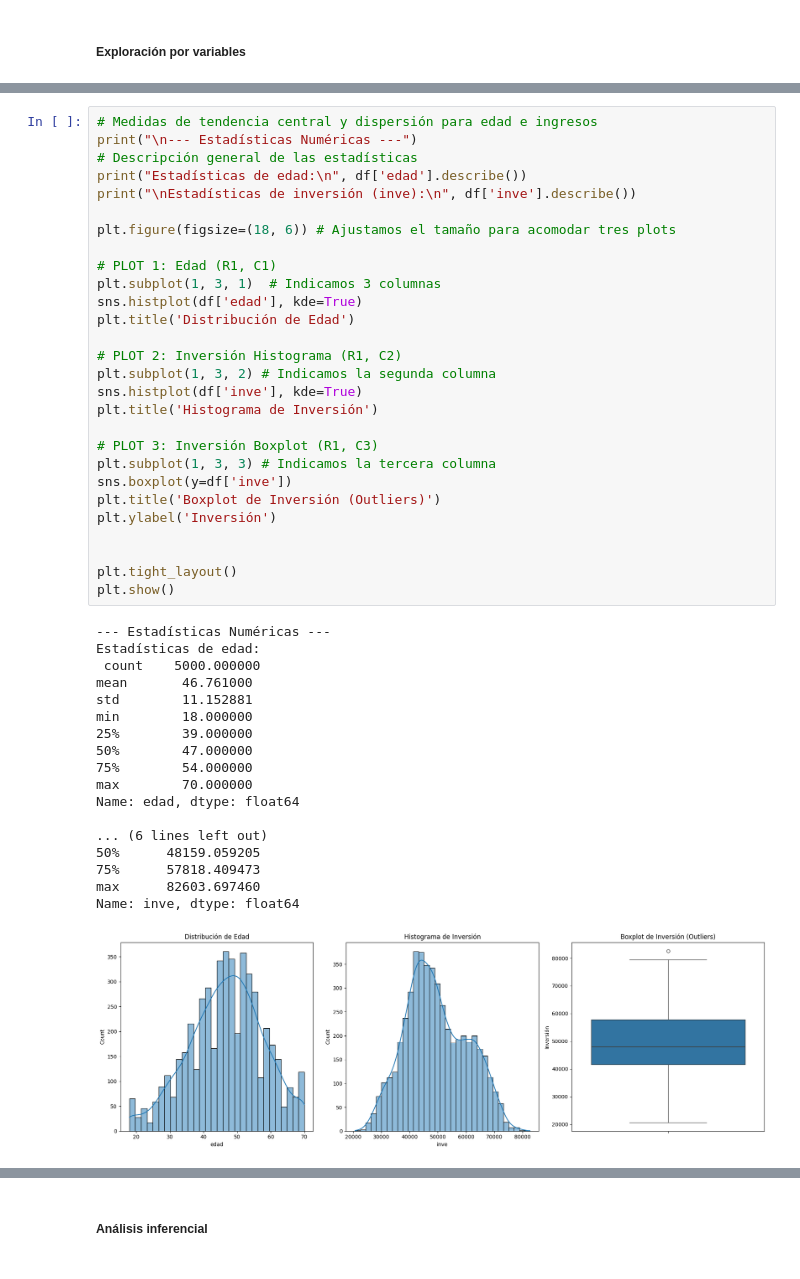
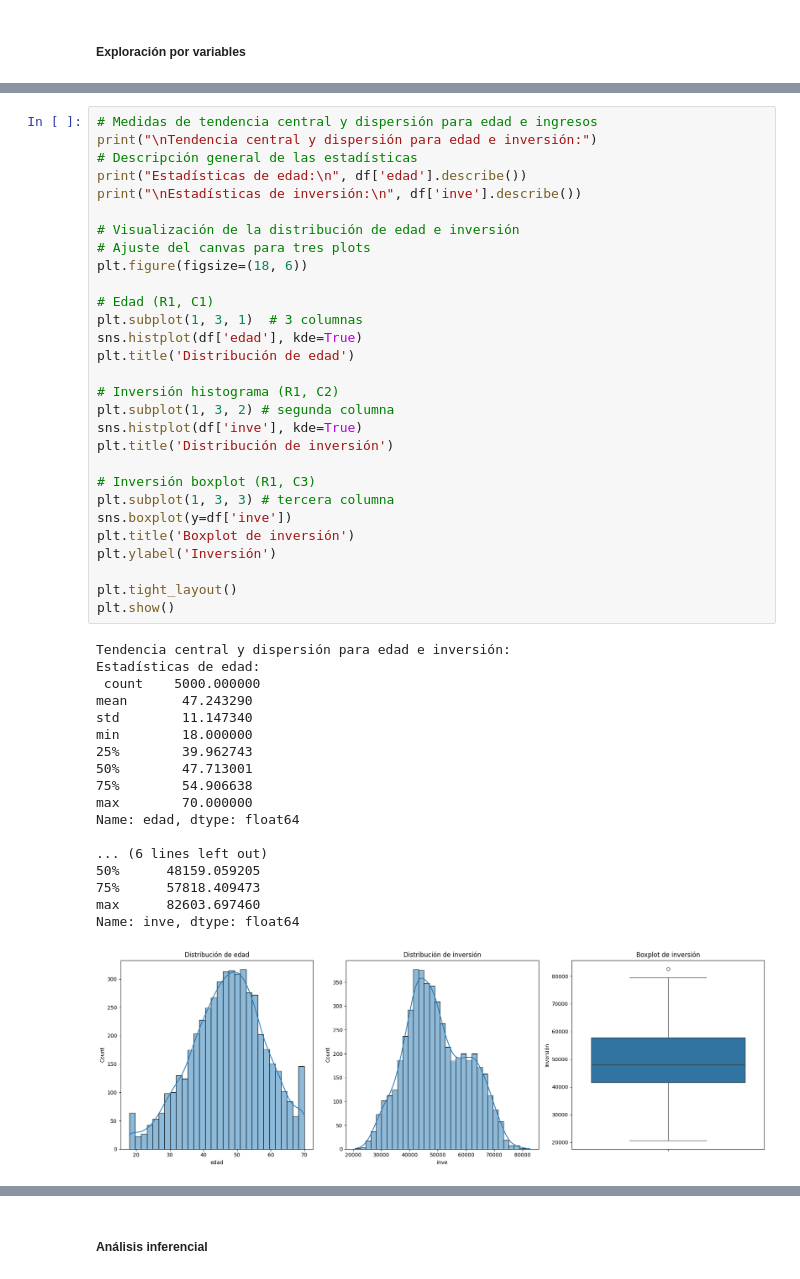
Before and after one commit to hermanndavidcode/-aa2037e872e6de616562b599ed210a60-prueba-tecnica-BEWAY, a Jupyter notebook: Notebook_prueba.ipynb, the cells around one changed output, grey strips where cells are left out. Saved outputs shown, nothing was run; the diff lists cells and outputs as text.

```diff
--- a/Notebook_prueba.ipynb
+++ b/Notebook_prueba.ipynb
@@ -124,49 +95,50 @@ Número de valores únicos (IDs): 5000
 # %%
 # Medidas de tendencia central y dispersión para edad e ingresos
-print("\n--- Estadísticas Numéricas ---")
+print("\nTendencia central y dispersión para edad e inversión:")
 # Descripción general de las estadísticas
 print("Estadísticas de edad:\n", df['edad'].describe())
-print("\nEstadísticas de inversión (inve):\n", df['inve'].describe())
+print("\nEstadísticas de inversión:\n", df['inve'].describe())
 
-plt.figure(figsize=(18, 6)) # Ajustamos el tamaño para acomodar tres plots
+# Visualización de la distribución de edad e inversión
+# Ajuste del canvas para tres plots
+plt.figure(figsize=(18, 6))
 
-# PLOT 1: Edad (R1, C1)
-plt.subplot(1, 3, 1)  # Indicamos 3 columnas
+# Edad (R1, C1)
+plt.subplot(1, 3, 1)  # 3 columnas
 sns.histplot(df['edad'], kde=True)
-plt.title('Distribución de Edad')
+plt.title('Distribución de edad')
 
-# PLOT 2: Inversión Histograma (R1, C2)
-plt.subplot(1, 3, 2) # Indicamos la segunda columna
+# Inversión histograma (R1, C2)
+plt.subplot(1, 3, 2) # segunda columna
 sns.histplot(df['inve'], kde=True)
-plt.title('Histograma de Inversión')
+plt.title('Distribución de inversión')
 
-# PLOT 3: Inversión Boxplot (R1, C3)
-plt.subplot(1, 3, 3) # Indicamos la tercera columna
+# Inversión boxplot (R1, C3)
+plt.subplot(1, 3, 3) # tercera columna
 sns.boxplot(y=df['inve'])
-plt.title('Boxplot de Inversión (Outliers)')
+plt.title('Boxplot de inversión')
 plt.ylabel('Inversión')
-
 
 plt.tight_layout()
 plt.show()
 # %% [output]
---- Estadísticas Numéricas ---
+Tendencia central y dispersión para edad e inversión:
 Estadísticas de edad:
  count    5000.000000
-mean       46.761000
-std        11.152881
+mean       47.243290
+std        11.147340
 min        18.000000
-25%        39.000000
-50%        47.000000
-75%        54.000000
+25%        39.962743
+50%        47.713001
+75%        54.906638
 max        70.000000
 Name: edad, dtype: float64
 
 ... (6 lines left out)
 50%      48159.059205
 75%      57818.409473
 max      82603.697460
 Name: inve, dtype: float64
-[figure, old version]
+[figure, new version]
 # %%
 # Análisis de variables categóricas (grupo, sexo, uso_app, tarjeta_debito, tipo_tarjeta)
```
Also changed, not shown: parts of 28 cells of this notebook.
